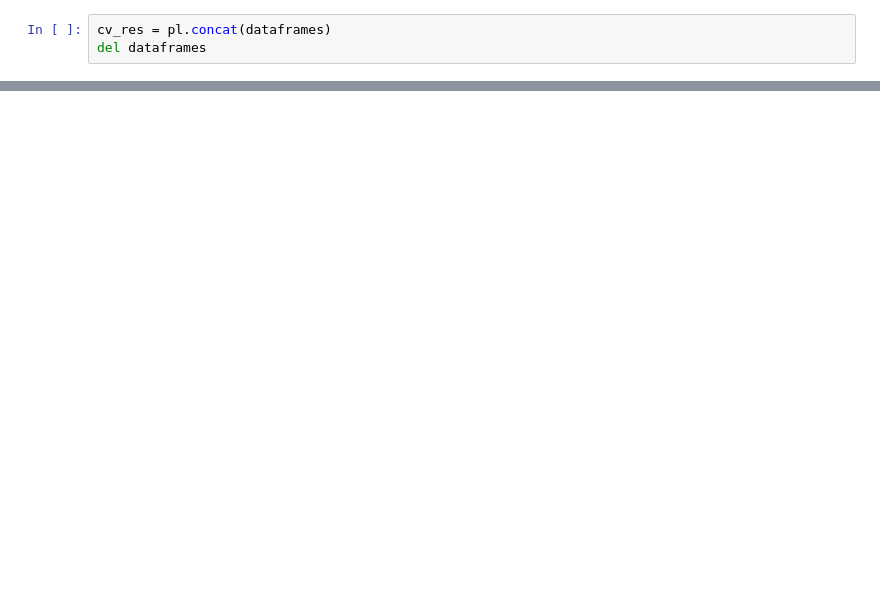
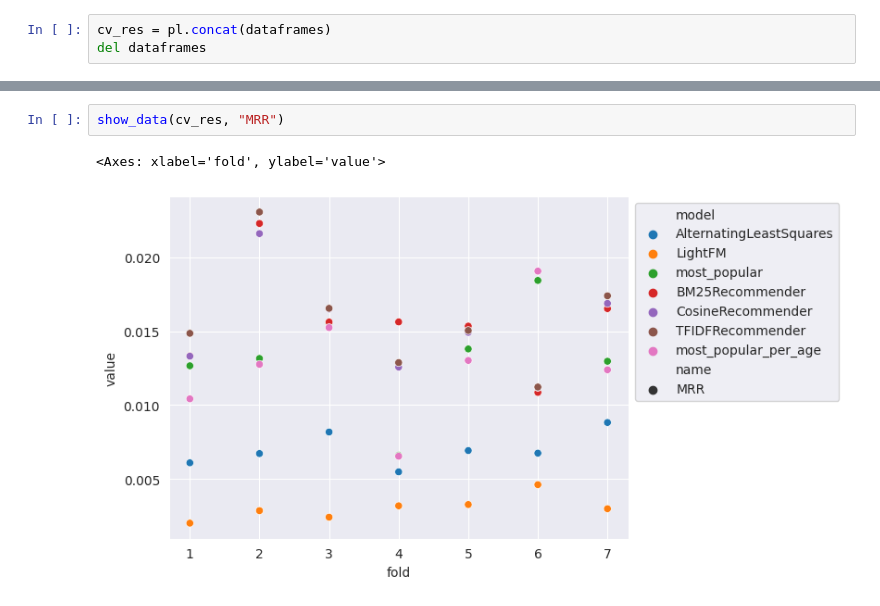
Before and after one commit to KernelA/education-recsys, a Jupyter notebook: show_results.ipynb, the cells around one changed output, grey strips where cells are left out. Drawn from its saved outputs; the diff is of its cells as text; blank space fills up the shorter version.

```diff
--- a/show_results.ipynb
+++ b/show_results.ipynb
@@ -63,0 +85,5 @@ ax.grid(True)
+# %%
+show_data(cv_res, "MRR")
+# %% [output]
+<Axes: xlabel='fold', ylabel='value'>
+[figure, added]
```
Also changed, not shown: parts of 20 cells of this notebook, 6 other files.
